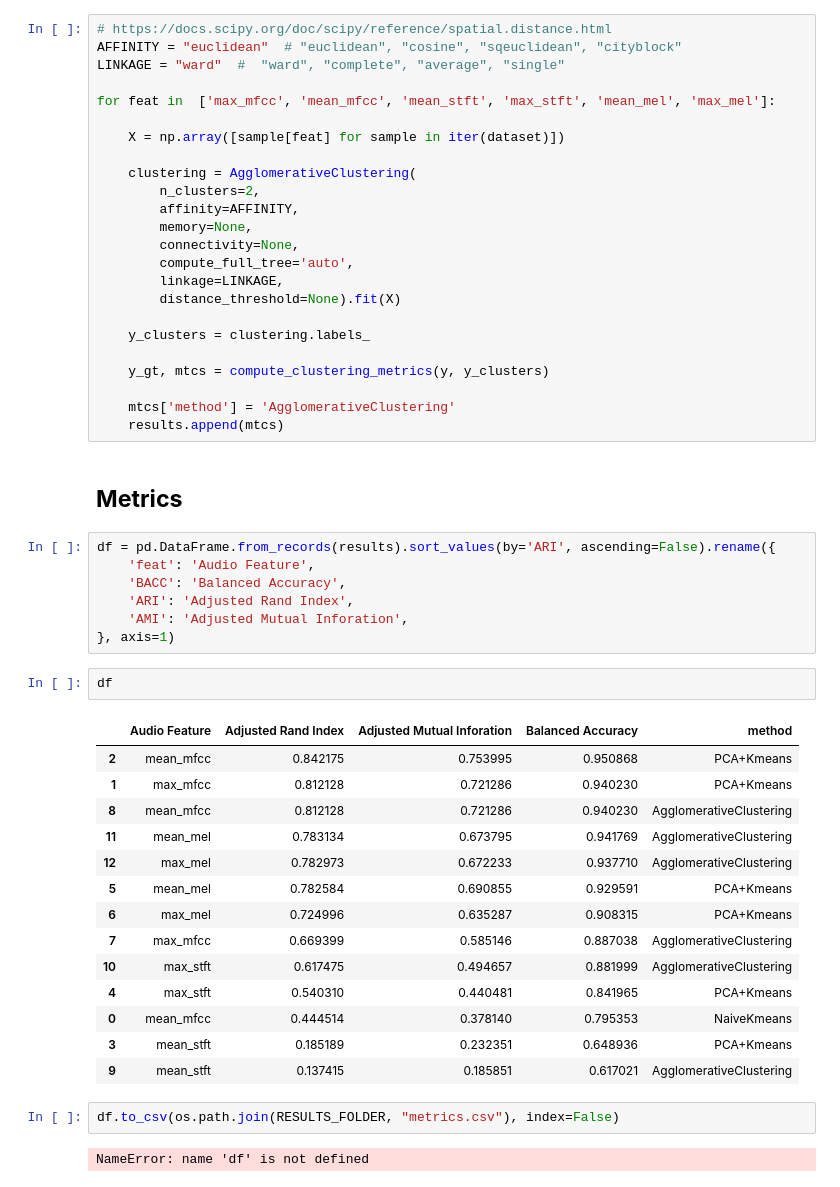
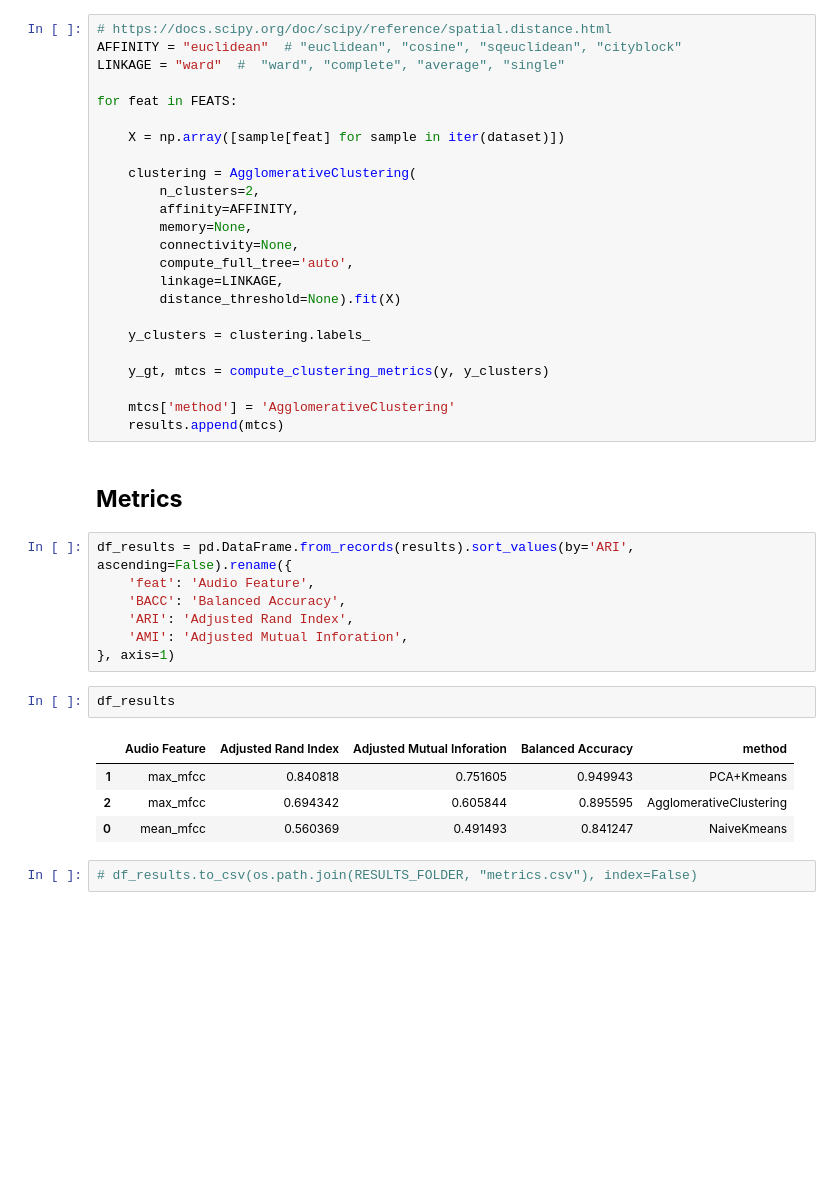
Before and after one commit to jimenaRL/usv-experiments, a Jupyter notebook: dev-dataset-20200410/notebooks/AUDIBLES-vs-SUVs-clustering-DEV.ipynb, the cells around one changed output. Drawn from its saved outputs; the diff is of its cells as text; blank space fills up the shorter version.

```diff
--- a/dev-dataset-20200410/notebooks/AUDIBLES-vs-SUVs-clustering-DEV.ipynb
+++ b/dev-dataset-20200410/notebooks/AUDIBLES-vs-SUVs-clustering-DEV.ipynb
@@ -186,7 +182,7 @@ for feat in ['max_mfcc', 'mean_mfcc', 'mean_stft', 'max_stft', 'mean_mel', 'max_
 AFFINITY = "euclidean"  # "euclidean", "cosine", "sqeuclidean", "cityblock"
 LINKAGE = "ward"  #  "ward", "complete", "average", "single"
 
-for feat in  ['max_mfcc', 'mean_mfcc', 'mean_stft', 'max_stft', 'mean_mel', 'max_mel']:
+for feat in FEATS:
 
     X = np.array([sample[feat] for sample in iter(dataset)])
 
@@ -208,30 +204,18 @@ for feat in  ['max_mfcc', 'mean_mfcc', 'mean_stft', 'max_stft', 'mean_mel', 'max
 # %% [markdown]
 ## **Metrics**
 # %%
-df = pd.DataFrame.from_records(results).sort_values(by='ARI', ascending=False).rename({
+df_results = pd.DataFrame.from_records(results).sort_values(by='ARI', ascending=False).rename({
     'feat': 'Audio Feature',
     'BACC': 'Balanced Accuracy',
     'ARI': 'Adjusted Rand Index',
     'AMI': 'Adjusted Mutual Inforation',
 }, axis=1)
-# %%
-df
-# %% [output]
-|  | Audio Feature | Adjusted Rand Index | Adjusted Mutual Inforation | Balanced Accuracy | method |
-| 2 | mean_mfcc | 0.842175 | 0.753995 | 0.950868 | PCA+Kmeans |
-| 1 | max_mfcc | 0.812128 | 0.721286 | 0.940230 | PCA+Kmeans |
-| 8 | mean_mfcc | 0.812128 | 0.721286 | 0.940230 | AgglomerativeClustering |
-| 11 | mean_mel | 0.783134 | 0.673795 | 0.941769 | AgglomerativeClustering |
-| 12 | max_mel | 0.782973 | 0.672233 | 0.937710 | AgglomerativeClustering |
-| 5 | mean_mel | 0.782584 | 0.690855 | 0.929591 | PCA+Kmeans |
-| 6 | max_mel | 0.724996 | 0.635287 | 0.908315 | PCA+Kmeans |
-| 7 | max_mfcc | 0.669399 | 0.585146 | 0.887038 | AgglomerativeClustering |
-| 10 | max_stft | 0.617475 | 0.494657 | 0.881999 | AgglomerativeClustering |
-| 4 | max_stft | 0.540310 | 0.440481 | 0.841965 | PCA+Kmeans |
-| 0 | mean_mfcc | 0.444514 | 0.378140 | 0.795353 | NaiveKmeans |
-| 3 | mean_stft | 0.185189 | 0.232351 | 0.648936 | PCA+Kmeans |
-| 9 | mean_stft | 0.137415 | 0.185851 | 0.617021 | AgglomerativeClustering |
+# %%
+df_results
+# %% [output]
+|  | Audio Feature | Adjusted Rand Index | Adjusted Mutual Inforation | Balanced Accuracy | method |
+| 1 | max_mfcc | 0.840818 | 0.751605 | 0.949943 | PCA+Kmeans |
+| 2 | max_mfcc | 0.694342 | 0.605844 | 0.895595 | AgglomerativeClustering |
+| 0 | mean_mfcc | 0.560369 | 0.491493 | 0.841247 | NaiveKmeans |
 # %%
-df.to_csv(os.path.join(RESULTS_FOLDER, "metrics.csv"), index=False)
+# df_results.to_csv(os.path.join(RESULTS_FOLDER, "metrics.csv"), index=False)
-# %% [output]
-NameError: name 'df' is not defined
```
Also changed, not shown: parts of 5 cells of this notebook, 2 other files.
